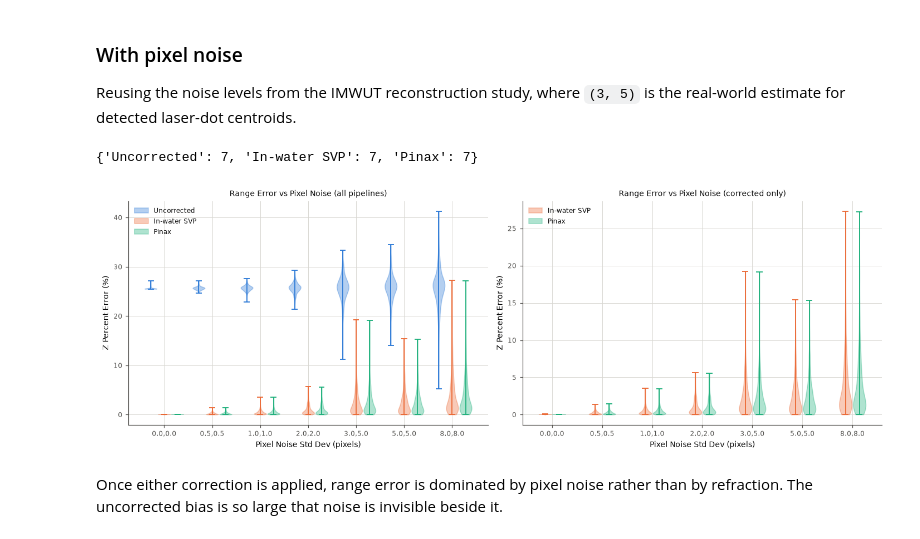
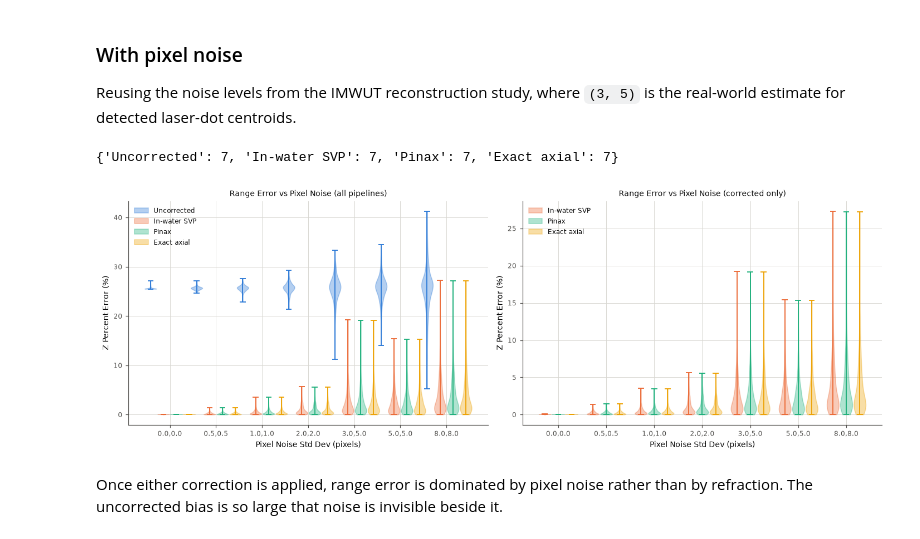
Before and after one commit to UCSD-E4E/wuwnet-fishsense2026, a Jupyter notebook: refraction_analysis/flat_port_refraction.ipynb, the cells around one changed output. Drawn from its saved outputs; the diff is of its cells as text; code cells hidden in the pictures.

```diff
--- a/refraction_analysis/flat_port_refraction.ipynb
+++ b/refraction_analysis/flat_port_refraction.ipynb
@@ -188,7 +189,14 @@ def pinax(pixels):
     return back_project_pinax(pixels, camera_intrinsics, port, virtual_cop)
 
 
-PIPELINES = {"Uncorrected": uncorrected, "In-water SVP": svp, "Pinax": pinax}
+def axial(pixels):
+    # The exact non-central model Pinax approximates: every ray leaves the port
+    # at its own point, so there is no single viewpoint to stand at.
+    return back_project_axial(pixels, camera_intrinsics, port)
+
+
+PIPELINES = {"Uncorrected": uncorrected, "In-water SVP": svp, "Pinax": pinax,
+             "Exact axial": axial}
 
 list(PIPELINES)
 # %% [output]
@@ -383,27 +408,27 @@ for x_std, y_std in stds:
 
 {name: len(v) for name, v in z_errors_by_stds.items()}
 # %% [output]
-{'Uncorrected': 7, 'In-water SVP': 7, 'Pinax': 7}
+{'Uncorrected': 7, 'In-water SVP': 7, 'Pinax': 7, 'Exact axial': 7}
 # %%
 fig, axes = plt.subplots(1, 2, figsize=(13, 4.5))
 
-for ax, names in zip(axes, (list(PIPELINES), ["In-water SVP", "Pinax"])):
+for ax, names in zip(axes, (list(PIPELINES), ["In-water SVP", "Pinax", "Exact axial"])):
     for offset, name in enumerate(names):
         positions = np.arange(len(stds)) + 0.28 * (offset - (len(names) - 1) / 2)
         parts = ax.violinplot(z_errors_by_stds[name], positions=positions, widths=0.25)
         figstyle.colour_violin(parts, figstyle.PIPELINE_STYLE[name]["color"])
         parts["bodies"][0].set_label(name)
     ax.set_xticks(np.arange(len(stds)))
     ax.set_xticklabels([f"{x},{y}" for x, y in stds])
     ax.set_xlabel("Pixel Noise Std Dev (pixels)")
     ax.set_ylabel("Z Percent Error (%)")
     ax.legend()
 
 axes[0].set_title("Range Error vs Pixel Noise (all pipelines)")
 axes[1].set_title("Range Error vs Pixel Noise (corrected only)")
 fig.tight_layout()
 # %% [output]
-[figure, old version]
+[figure, new version]
 # %% [markdown]
 Once either correction is applied, range error is dominated by pixel noise rather
 than by refraction. The uncorrected bias is so large that noise is invisible
```
Also changed, not shown: parts of 7 cells of this notebook, 22 other files.
